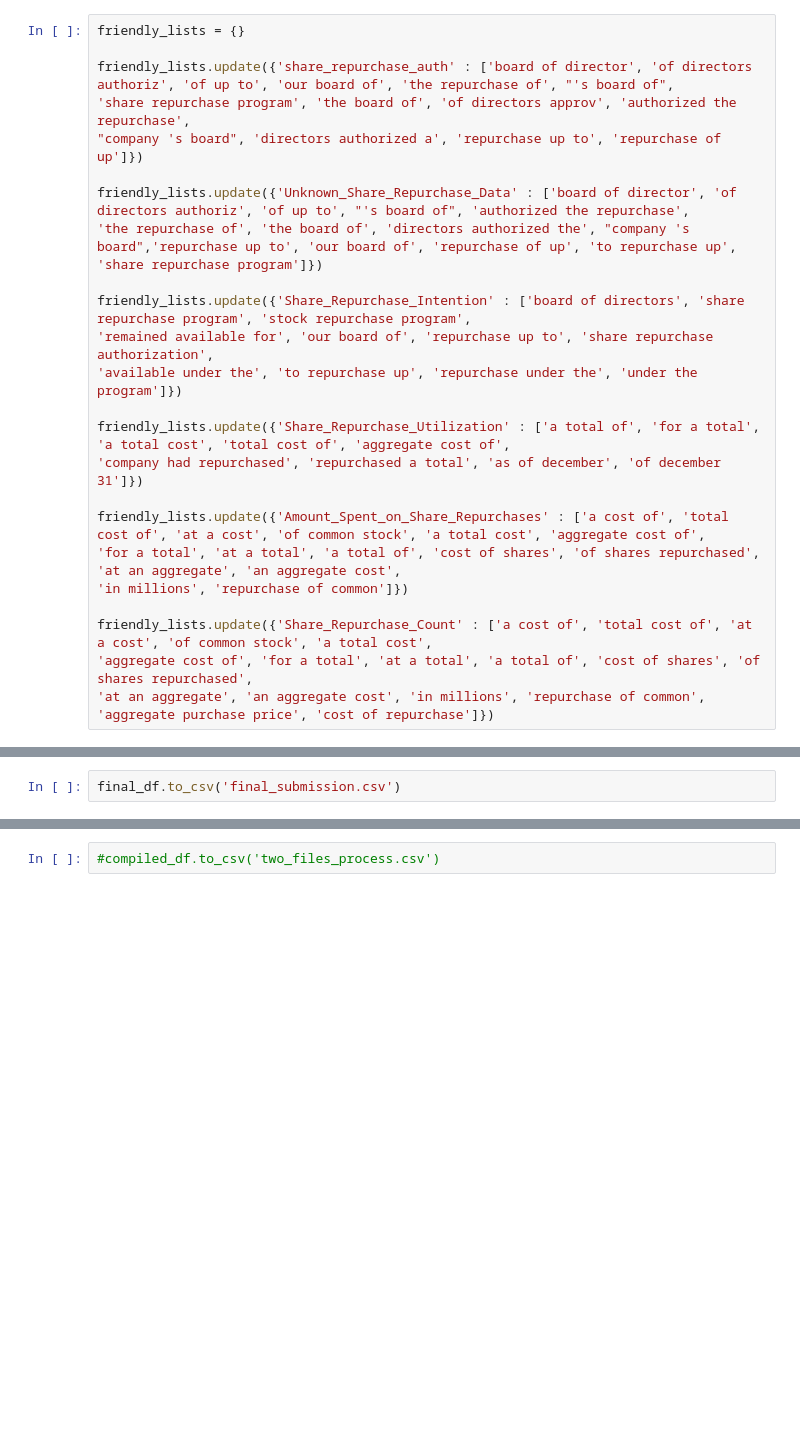
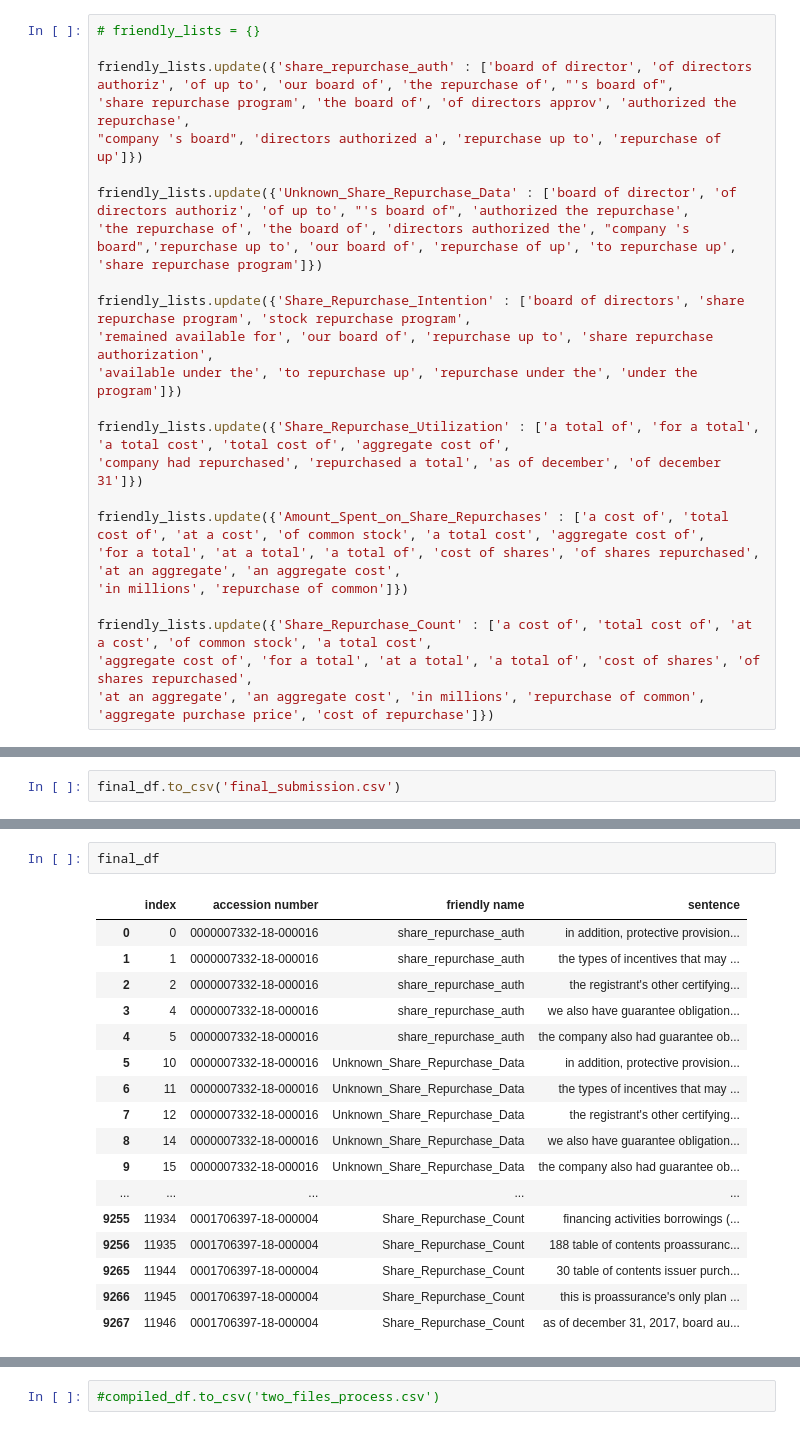
Before and after one commit to DataScienceBS/data-question-8-splashing-lionesses, a Jupyter notebook: New Constructs.ipynb, the cells around one changed output, grey strips where cells are left out. Drawn from its saved outputs; the diff is of its cells as text; blank space fills up the shorter version.

```diff
--- a/New Constructs.ipynb
+++ b/New Constructs.ipynb
@@ -26,5 +24,5 @@ df_train = df_train.apply(lambda x: x.astype(str).str.lower())
 # %%
-friendly_lists = {}
+# friendly_lists = {}
 
 friendly_lists.update({'share_repurchase_auth' : ['board of director', 'of directors authoriz', 'of up to', 'our board of', 'the repurchase of', "'s board of",
 'share repurchase program', 'the board of', 'of directors approv', 'authorized the repurchase',
@@ -134,0 +128,20 @@ SyntaxError: invalid syntax (<ipython-input-8-ebdd3a797a3a>, line 1)
+# %%
+final_df
+# %% [output]
+|  | index | accession number | friendly name | sentence |
+| 0 | 0 | 0000007332-18-000016 | share_repurchase_auth | in addition, protective provision... |
+| 1 | 1 | 0000007332-18-000016 | share_repurchase_auth | the types of incentives that may ... |
+| 2 | 2 | 0000007332-18-000016 | share_repurchase_auth | the registrant's other certifying... |
+| 3 | 4 | 0000007332-18-000016 | share_repurchase_auth | we also have guarantee obligation... |
+| 4 | 5 | 0000007332-18-000016 | share_repurchase_auth | the company also had guarantee ob... |
+| 5 | 10 | 0000007332-18-000016 | Unknown_Share_Repurchase_Data | in addition, protective provision... |
+| 6 | 11 | 0000007332-18-000016 | Unknown_Share_Repurchase_Data | the types of incentives that may ... |
+| 7 | 12 | 0000007332-18-000016 | Unknown_Share_Repurchase_Data | the registrant's other certifying... |
+| 8 | 14 | 0000007332-18-000016 | Unknown_Share_Repurchase_Data | we also have guarantee obligation... |
+| 9 | 15 | 0000007332-18-000016 | Unknown_Share_Repurchase_Data | the company also had guarantee ob... |
+| ... | ... | ... | ... | ... |
+| 9255 | 11934 | 0001706397-18-000004 | Share_Repurchase_Count | financing activities borrowings (... |
+| 9256 | 11935 | 0001706397-18-000004 | Share_Repurchase_Count | 188 table of contents proassuranc... |
+| 9265 | 11944 | 0001706397-18-000004 | Share_Repurchase_Count | 30 table of contents issuer purch... |
+| 9266 | 11945 | 0001706397-18-000004 | Share_Repurchase_Count | this is proassurance's only plan ... |
+| 9267 | 11946 | 0001706397-18-000004 | Share_Repurchase_Count | as of december 31, 2017, board au... |
```
Also changed, not shown: parts of 17 cells of this notebook.
